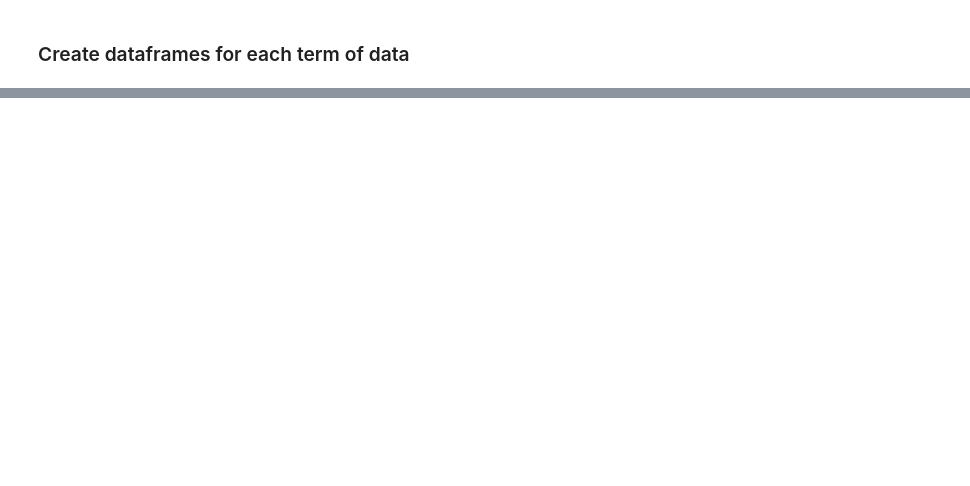
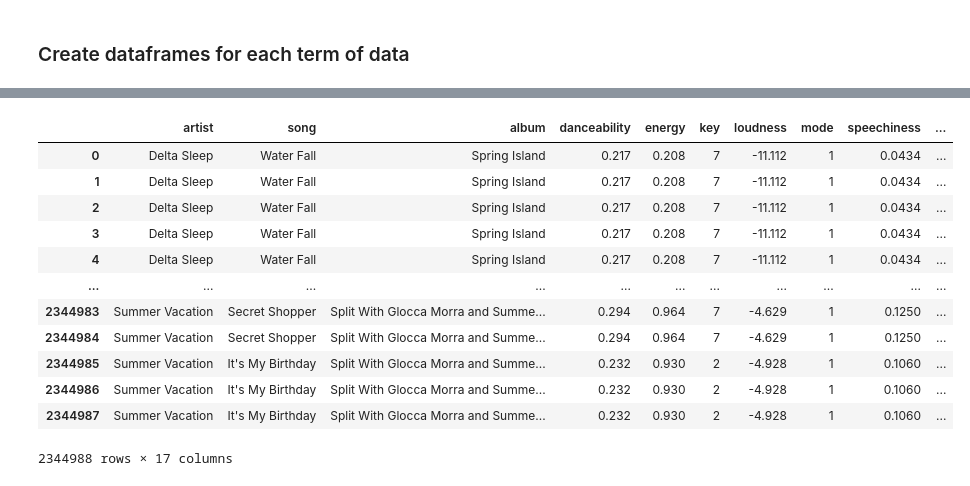
Before and after one commit to wheelerjoshua/spotify_classification_project, a Jupyter notebook: workbook.ipynb, the cells around one changed output, grey strips where cells are left out. Saved outputs shown, nothing was run; the diff lists cells and outputs as text; code cells hidden in the pictures; blank space fills up the shorter version.

```diff
--- a/workbook.ipynb
+++ b/workbook.ipynb
@@ -168,0 +396,10 @@ df[df.term == 'short']
+# %%
+# merge audio features data with songs dataframe
+df = pd.merge(df,audio_features_df,how='right',left_on='song_uri',right_on='uri')
+# %%
+# get genres
+artist_data = []
+for a in artist_uri:
+    artist_data.append(sp.artist(a))
+ # create dataframe of artist data
+artist_data_df = pd.DataFrame.from_dict(artist_data)
@@ -168,0 +408,3 @@ df[df.term == 'short']
+# %%
+# merge genres onto dataframe
+df = pd.merge(df,artist_data_df,how='left',left_on='artist_uri',right_on='uri')
@@ -168,0 +431,21 @@ df[df.term == 'short']
+# %%
+# drop unneccessary columns
+df.drop(columns = ['song_uri','album_uri','artist_uri','type','id','uri_x','track_href','analysis_url','uri_y'],inplace=True)
+# write to csv
+df.to_csv('spotify_top_artist_discography_data.csv')
+# %%
+df
+# %% [output]
+|  | artist | song | album | danceability | energy | key | loudness | mode | speechiness | ... |
+| 0 | Delta Sleep | Water Fall | Spring Island | 0.217 | 0.208 | 7 | -11.112 | 1 | 0.0434 | ... |
+| 1 | Delta Sleep | Water Fall | Spring Island | 0.217 | 0.208 | 7 | -11.112 | 1 | 0.0434 | ... |
+| 2 | Delta Sleep | Water Fall | Spring Island | 0.217 | 0.208 | 7 | -11.112 | 1 | 0.0434 | ... |
+| 3 | Delta Sleep | Water Fall | Spring Island | 0.217 | 0.208 | 7 | -11.112 | 1 | 0.0434 | ... |
+| 4 | Delta Sleep | Water Fall | Spring Island | 0.217 | 0.208 | 7 | -11.112 | 1 | 0.0434 | ... |
+| ... | ... | ... | ... | ... | ... | ... | ... | ... | ... | ... |
+| 2344983 | Summer Vacation | Secret Shopper | Split With Glocca Morra and Summe... | 0.294 | 0.964 | 7 | -4.629 | 1 | 0.1250 | ... |
+| 2344984 | Summer Vacation | Secret Shopper | Split With Glocca Morra and Summe... | 0.294 | 0.964 | 7 | -4.629 | 1 | 0.1250 | ... |
+| 2344985 | Summer Vacation | It's My Birthday | Split With Glocca Morra and Summe... | 0.232 | 0.930 | 2 | -4.928 | 1 | 0.1060 | ... |
+| 2344986 | Summer Vacation | It's My Birthday | Split With Glocca Morra and Summe... | 0.232 | 0.930 | 2 | -4.928 | 1 | 0.1060 | ... |
+| 2344987 | Summer Vacation | It's My Birthday | Split With Glocca Morra and Summe... | 0.232 | 0.930 | 2 | -4.928 | 1 | 0.1060 | ... |
+2344988 rows × 17 columns
```
Also changed, not shown: parts of 56 cells of this notebook, 3 other files.
